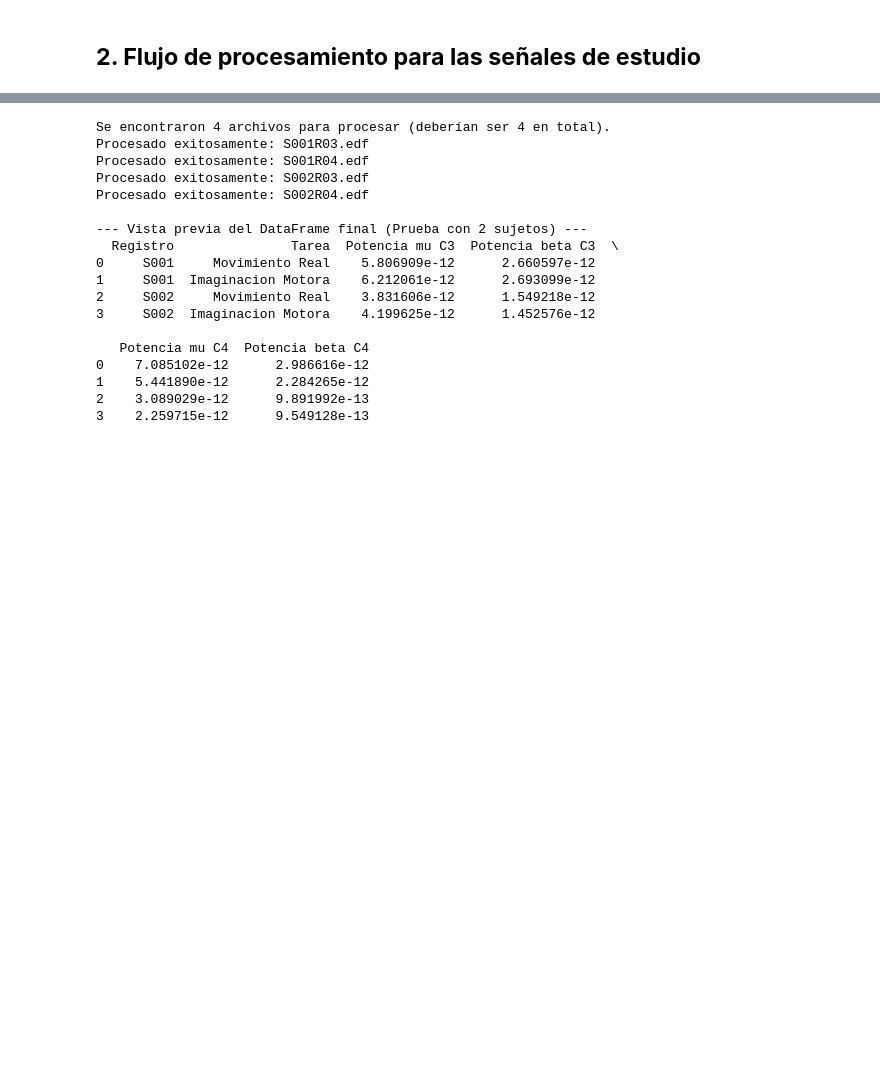
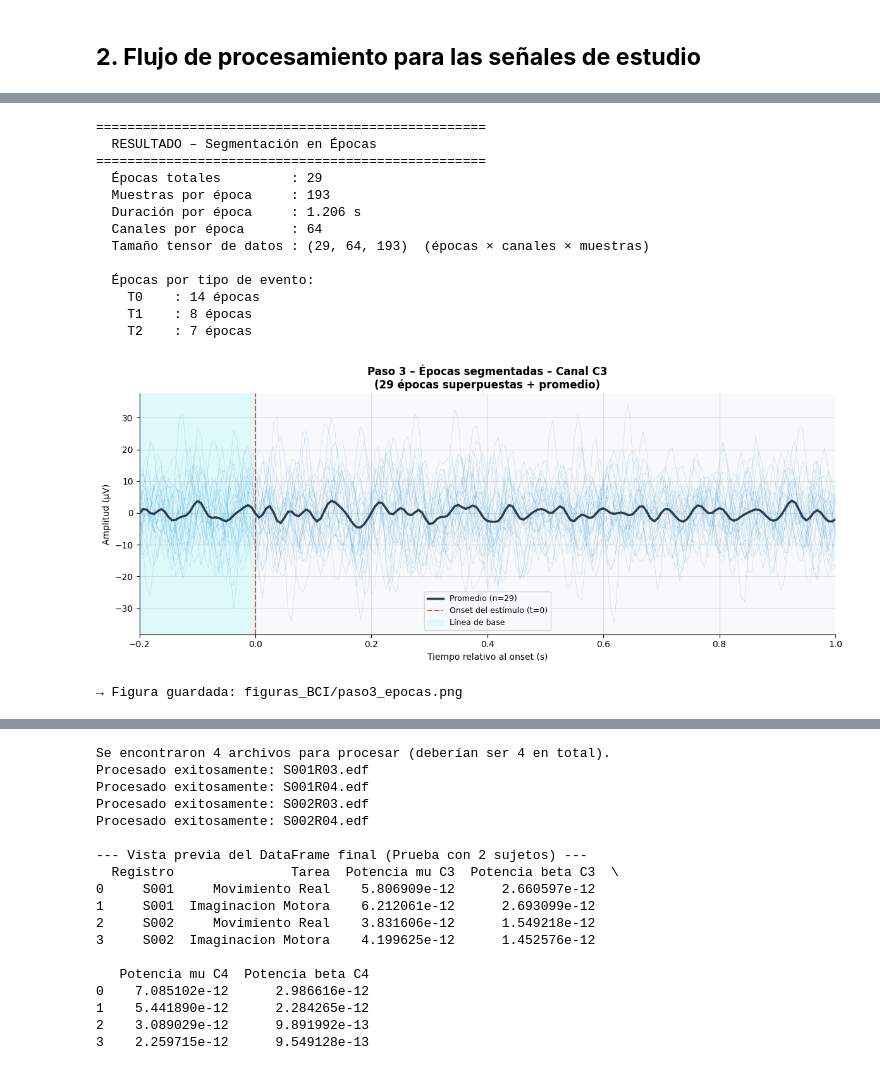
Before and after one commit to CamilaMontiel2510/PROYECTO_EEG_BCI_1, a Jupyter notebook: PROYECTO_1_BCI.ipynb, the cells around one changed output, grey strips where cells are left out. Saved outputs shown, nothing was run; the diff lists cells and outputs as text; code cells hidden in the pictures; blank space fills up the shorter version.

```diff
--- a/PROYECTO_1_BCI.ipynb
+++ b/PROYECTO_1_BCI.ipynb
@@ -788,0 +555,76 @@ if __name__ == '__main__':
+# %%
+def segmentar_epocas(raw_filt, tmin=-0.2, tmax=1.0):
+    """
+    Paso 3: Segmentación en épocas basada en los marcadores de eventos.
+    Aplica corrección de línea de base en [tmin, 0].
+    Retorna objeto Epochs de MNE.
+    """
+    events, event_id = mne.events_from_annotations(raw_filt, verbose='WARNING')
+    epochs = mne.Epochs(
+        raw_filt, events,
+        tmin=tmin, tmax=tmax,
+        baseline=(None, 0),   # baseline = [tmin, onset]
+        preload=True,
+        verbose='WARNING'
+    )
+    return epochs, event_id
+
+# ── Aplicar al archivo de referencia ────────────────────────────────
+epochs_ref, event_id_ref = segmentar_epocas(raw_filt_ref)
+
+# ── Calcular métricas de las épocas ─────────────────────────────────
+n_epocas      = len(epochs_ref)
+n_muestras_ep = epochs_ref.get_data().shape[2]
+t_epocas      = epochs_ref.times
+
+print("=" * 50)
+print("  RESULTADO – Segmentación en Épocas")
+print("=" * 50)
+print(f"  Épocas totales         : {n_epocas}")
+print(f"  Muestras por época     : {n_muestras_ep}")
+print(f"  Duración por época     : {n_muestras_ep/sfreq:.3f} s")
+print(f"  Canales por época      : {len(epochs_ref.ch_names)}")
+print(f"  Tamaño tensor de datos : {epochs_ref.get_data().shape}  (épocas × canales × muestras)")
+print()
+print("  Épocas por tipo de evento:")
+for nombre, codigo in event_id_ref.items():
+    n_ep = (epochs_ref.events[:, 2] == codigo).sum()
+    print(f"    {str(nombre):6s}: {n_ep} épocas")
+
+# ── Visualización: épocas superpuestas en C3 ─────────────────────────
+canal_plot = 'C3'
+idx_c = epochs_ref.ch_names.index(canal_plot)
+data_epocas = epochs_ref.get_data()[:, idx_c, :] * 1e6  # (n_epochs, n_times)
+
+fig, ax = plt.subplots(figsize=(12, 5))
+for ep in data_epocas:
+    ax.plot(t_epocas, ep, color='#3498DB', lw=0.4, alpha=0.3)
+ax.plot(t_epocas, data_epocas.mean(axis=0), color='#2C3E50', lw=2.5,
+        label=f'Promedio (n={n_epocas})', zorder=5)
+ax.axvline(0, color='#E74C3C', lw=1.5, ls='--', label='Onset del estímulo (t=0)')
+ax.axvspan(-0.2, 0, alpha=0.1, color='cyan', label='Línea de base')
+ax.set_xlabel('Tiempo relativo al onset (s)')
+ax.set_ylabel('Amplitud (µV)')
+ax.set_title(f'Paso 3 – Épocas segmentadas – Canal {canal_plot}\n'
+             f'({n_epocas} épocas superpuestas + promedio)', fontweight='bold')
+ax.legend(fontsize=9); ax.set_xlim([t_epocas[0], t_epocas[-1]])
+plt.tight_layout()
+plt.savefig('figuras_BCI/paso3_epocas.png', dpi=150, bbox_inches='tight')
+plt.show()
+print("→ Figura guardada: figuras_BCI/paso3_epocas.png")
+# %% [output]
+==================================================
+  RESULTADO – Segmentación en Épocas
+==================================================
+  Épocas totales         : 29
+  Muestras por época     : 193
+  Duración por época     : 1.206 s
+  Canales por época      : 64
+  Tamaño tensor de datos : (29, 64, 193)  (épocas × canales × muestras)
+
+  Épocas por tipo de evento:
+    T0    : 14 épocas
+    T1    : 8 épocas
+    T2    : 7 épocas
+[figure, added]
+→ Figura guardada: figuras_BCI/paso3_epocas.png
```
Also changed, not shown: parts of 22 cells of this notebook.
